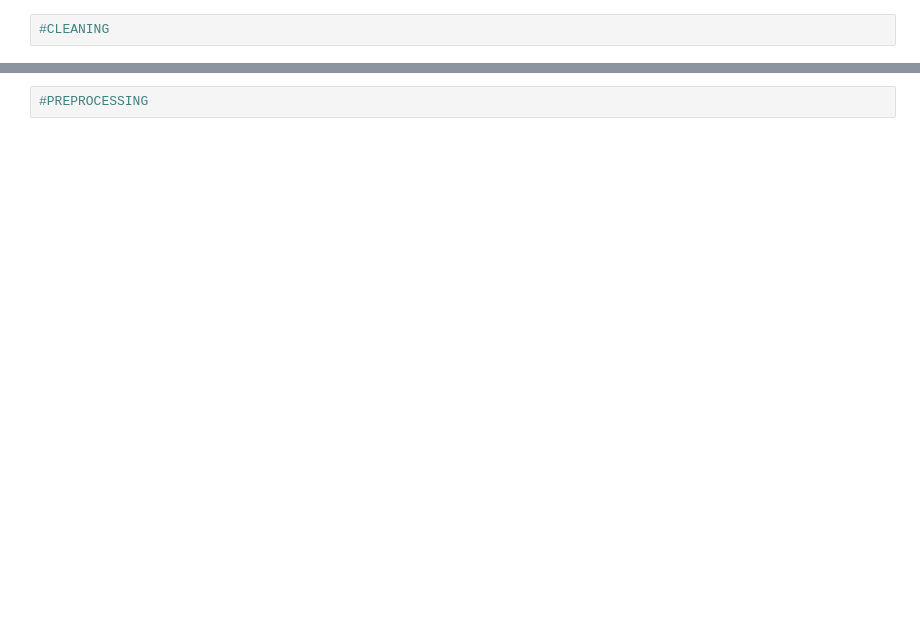
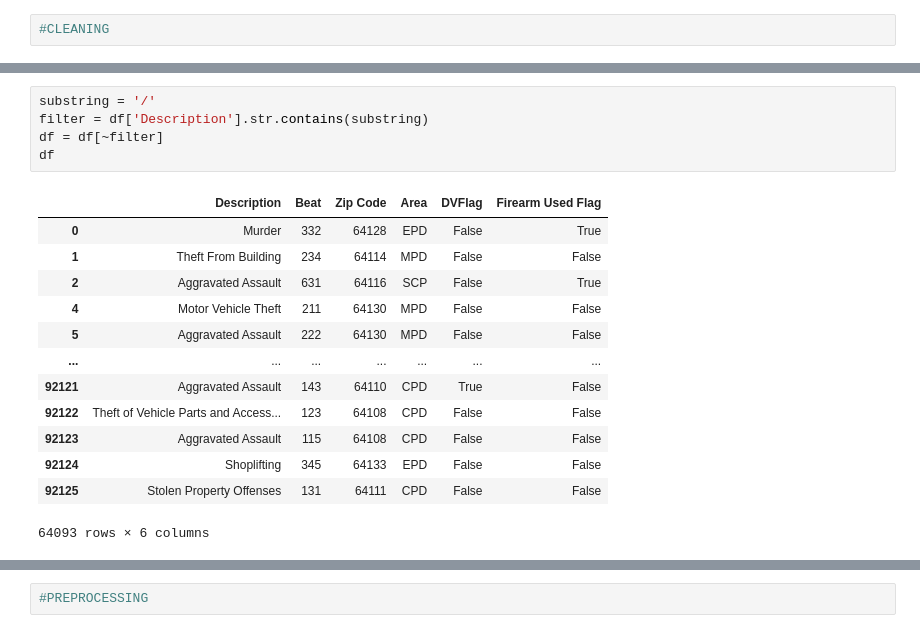
Before and after one commit to KU-Machine-Learning-Project-4/Project_4, a Jupyter notebook: FinalML.ipynb, the cells around one changed output, grey strips where cells are left out. Saved outputs shown, nothing was run; the diff lists cells and outputs as text; blank space fills up the shorter version.

```diff
--- a/FinalML.ipynb
+++ b/FinalML.ipynb
@@ -30,0 +108,19 @@ df
+# %%
+substring = '/'
+filter = df['Description'].str.contains(substring)
+df = df[~filter]
+df
+# %% [output]
+|  | Description | Beat | Zip Code | Area | DVFlag | Firearm Used Flag |
+| 0 | Murder | 332 | 64128 | EPD | False | True |
+| 1 | Theft From Building | 234 | 64114 | MPD | False | False |
+| 2 | Aggravated Assault | 631 | 64116 | SCP | False | True |
+| 4 | Motor Vehicle Theft | 211 | 64130 | MPD | False | False |
+| 5 | Aggravated Assault | 222 | 64130 | MPD | False | False |
+| ... | ... | ... | ... | ... | ... | ... |
+| 92121 | Aggravated Assault | 143 | 64110 | CPD | True | False |
+| 92122 | Theft of Vehicle Parts and Access... | 123 | 64108 | CPD | False | False |
+| 92123 | Aggravated Assault | 115 | 64108 | CPD | False | False |
+| 92124 | Shoplifting | 345 | 64133 | EPD | False | False |
+| 92125 | Stolen Property Offenses | 131 | 64111 | CPD | False | False |
+64093 rows × 6 columns
```
Also changed, not shown: parts of 29 cells of this notebook.
